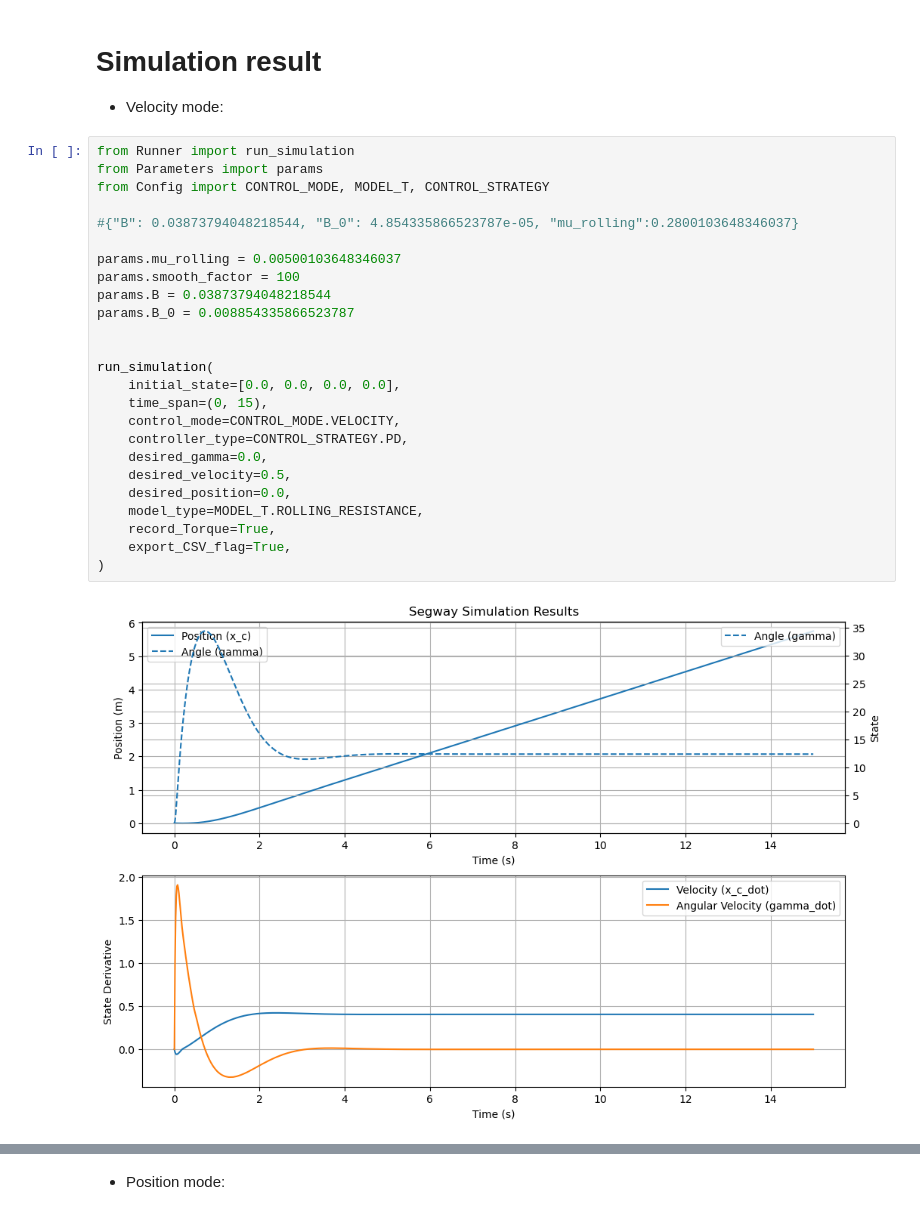
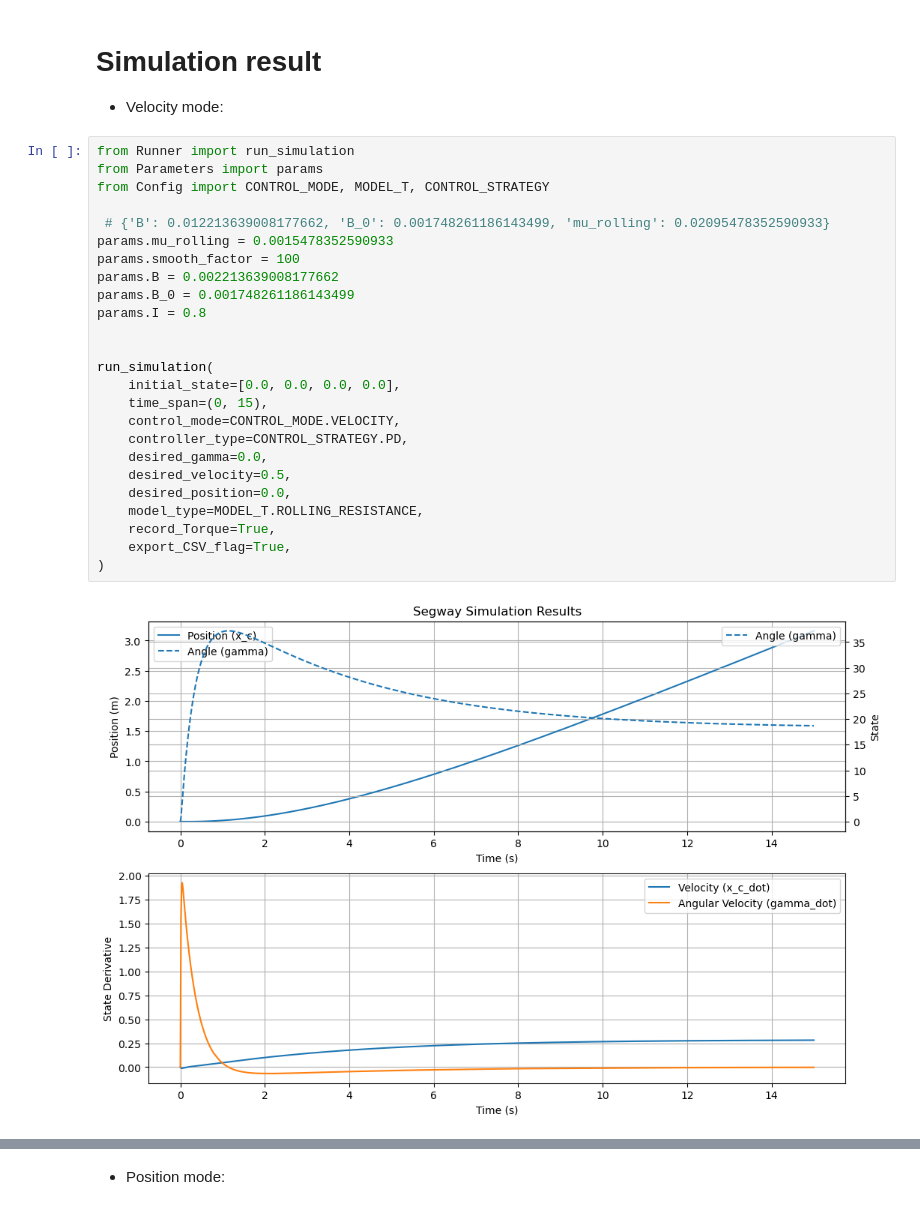
Before and after one commit to gaoshenghan1130/Python_Simu4Unicycle, a Jupyter notebook: Derivation/Segway/Segway_rollingResistance.ipynb, the cells around one changed output, grey strips where cells are left out. Drawn from its saved outputs; the diff is of its cells as text.

```diff
--- a/Derivation/Segway/Segway_rollingResistance.ipynb
+++ b/Derivation/Segway/Segway_rollingResistance.ipynb
@@ -97,27 +97,27 @@ $$\tau_{rolling} = -\mu_{rolling} \cdot ( (m + m_w) \cdot g - m\ddot{\gamma}h\si
 # %%
 from Runner import run_simulation
 from Parameters import params
 from Config import CONTROL_MODE, MODEL_T, CONTROL_STRATEGY
 
-#{"B": 0.03873794048218544, "B_0": 4.854335866523787e-05, "mu_rolling":0.2800103648346037}
-
-params.mu_rolling = 0.00500103648346037
+ # {'B': 0.012213639008177662, 'B_0': 0.001748261186143499, 'mu_rolling': 0.02095478352590933}
+params.mu_rolling = 0.0015478352590933
 params.smooth_factor = 100
-params.B = 0.03873794048218544
-params.B_0 = 0.008854335866523787
+params.B = 0.002213639008177662
+params.B_0 = 0.001748261186143499
+params.I = 0.8
 
 
 run_simulation(
     initial_state=[0.0, 0.0, 0.0, 0.0],
     time_span=(0, 15),
     control_mode=CONTROL_MODE.VELOCITY,
     controller_type=CONTROL_STRATEGY.PD,
     desired_gamma=0.0,
     desired_velocity=0.5,
     desired_position=0.0,
     model_type=MODEL_T.ROLLING_RESISTANCE,
     record_Torque=True,
     export_CSV_flag=True,
 )
 # %% [output]
-[figure, old version]
+[figure, new version]
```
Also changed, not shown: parts of 2 cells of this notebook, 10 other files.
